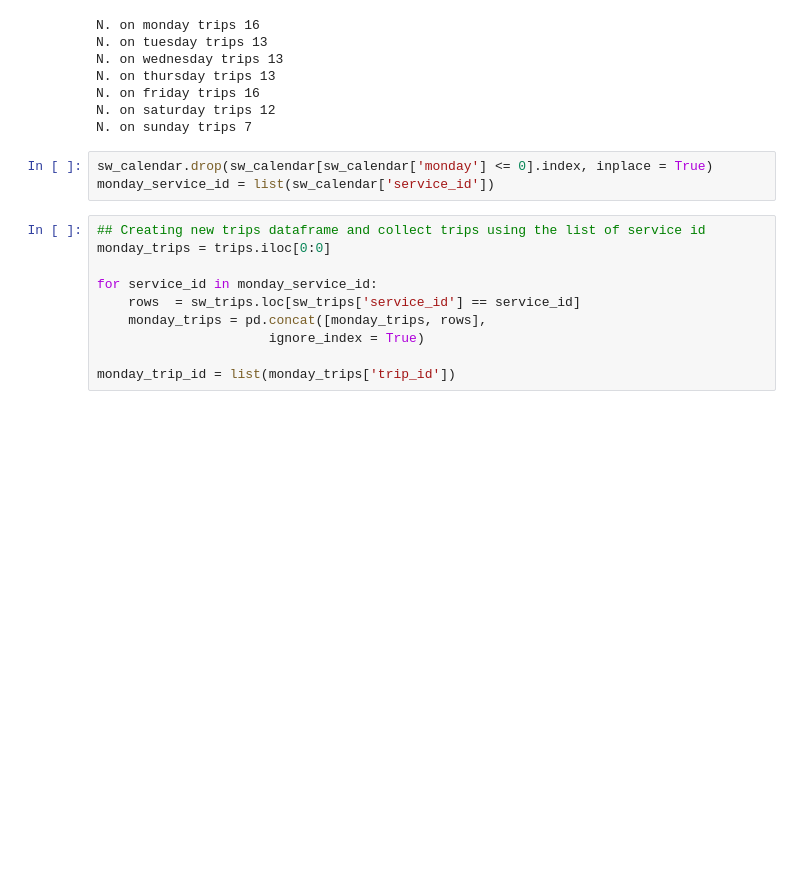
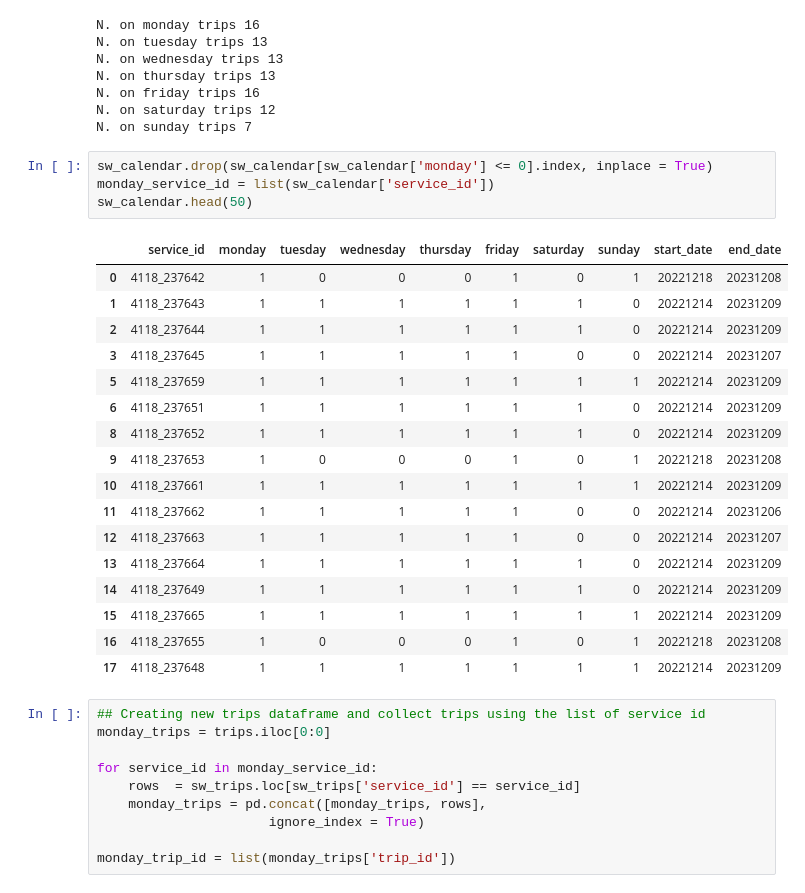
Before and after one commit to gianlucarea/weather-delay, a Jupyter notebook: week-focused-analytics.ipynb, the cells around one changed output. Saved outputs shown, nothing was run; the diff lists cells and outputs as text; blank space fills up the shorter version.

```diff
--- a/week-focused-analytics.ipynb
+++ b/week-focused-analytics.ipynb
@@ -131,6 +131,25 @@ N. on sunday trips 7
 # %%
 sw_calendar.drop(sw_calendar[sw_calendar['monday'] <= 0].index, inplace = True)
 monday_service_id = list(sw_calendar['service_id'])
+sw_calendar.head(50)
+# %% [output]
+|  | service_id | monday | tuesday | wednesday | thursday | friday | saturday | sunday | start_date | end_date |
+| 0 | 4118_237642 | 1 | 0 | 0 | 0 | 1 | 0 | 1 | 20221218 | 20231208 |
+| 1 | 4118_237643 | 1 | 1 | 1 | 1 | 1 | 1 | 0 | 20221214 | 20231209 |
+| 2 | 4118_237644 | 1 | 1 | 1 | 1 | 1 | 1 | 0 | 20221214 | 20231209 |
+| 3 | 4118_237645 | 1 | 1 | 1 | 1 | 1 | 0 | 0 | 20221214 | 20231207 |
+| 5 | 4118_237659 | 1 | 1 | 1 | 1 | 1 | 1 | 1 | 20221214 | 20231209 |
+| 6 | 4118_237651 | 1 | 1 | 1 | 1 | 1 | 1 | 0 | 20221214 | 20231209 |
+| 8 | 4118_237652 | 1 | 1 | 1 | 1 | 1 | 1 | 0 | 20221214 | 20231209 |
+| 9 | 4118_237653 | 1 | 0 | 0 | 0 | 1 | 0 | 1 | 20221218 | 20231208 |
+| 10 | 4118_237661 | 1 | 1 | 1 | 1 | 1 | 1 | 1 | 20221214 | 20231209 |
+| 11 | 4118_237662 | 1 | 1 | 1 | 1 | 1 | 0 | 0 | 20221214 | 20231206 |
+| 12 | 4118_237663 | 1 | 1 | 1 | 1 | 1 | 0 | 0 | 20221214 | 20231207 |
+| 13 | 4118_237664 | 1 | 1 | 1 | 1 | 1 | 1 | 0 | 20221214 | 20231209 |
+| 14 | 4118_237649 | 1 | 1 | 1 | 1 | 1 | 1 | 0 | 20221214 | 20231209 |
+| 15 | 4118_237665 | 1 | 1 | 1 | 1 | 1 | 1 | 1 | 20221214 | 20231209 |
+| 16 | 4118_237655 | 1 | 0 | 0 | 0 | 1 | 0 | 1 | 20221218 | 20231208 |
+| 17 | 4118_237648 | 1 | 1 | 1 | 1 | 1 | 1 | 1 | 20221214 | 20231209 |
 # %%
 ## Creating new trips dataframe and collect trips using the list of service id
 monday_trips = trips.iloc[0:0]
```
Also changed, not shown: parts of 3 cells of this notebook, 2 other files.
